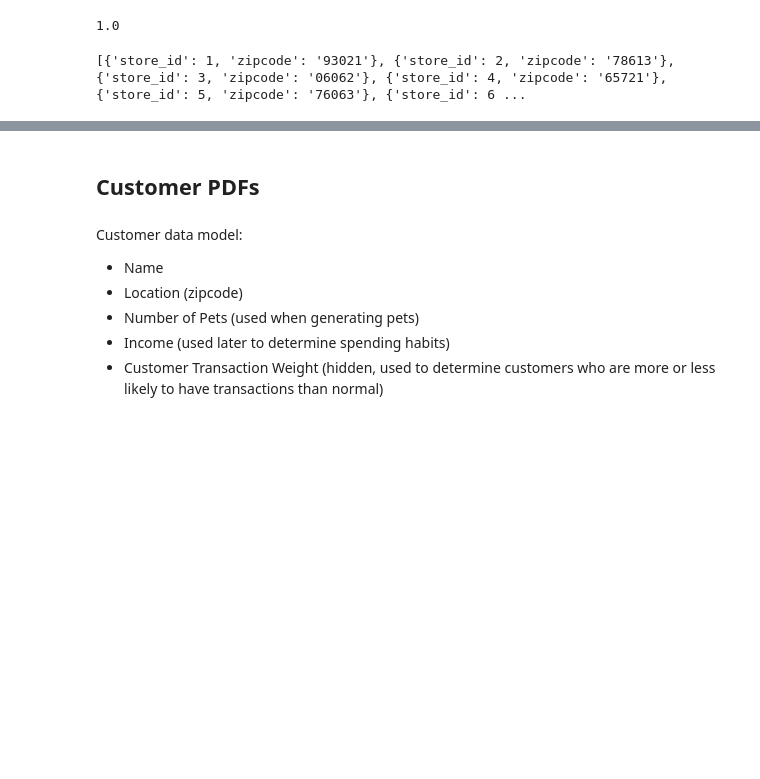
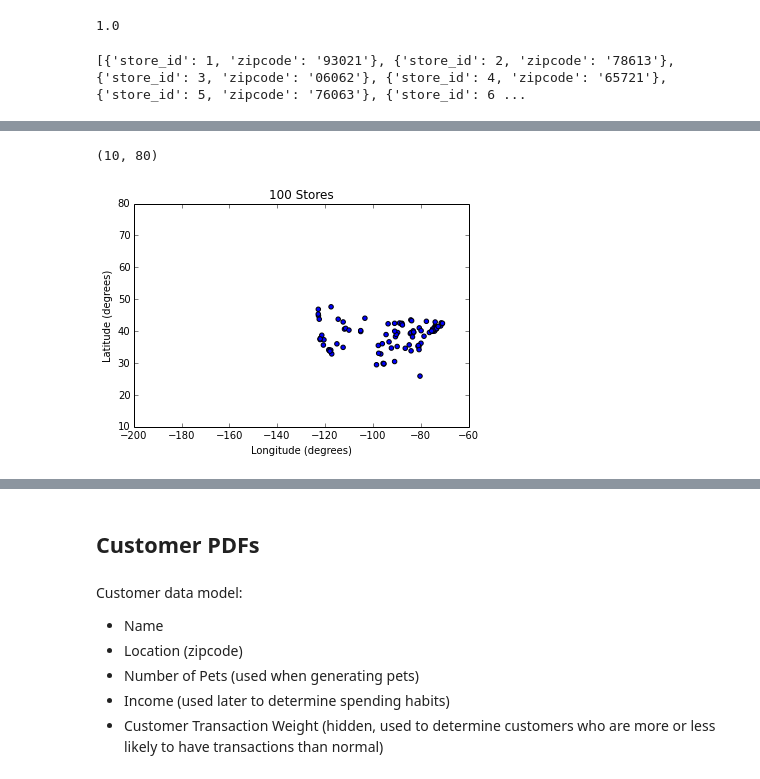
Before and after one commit to rnowling/bigpetstore-data-generator, a Jupyter notebook: notebooks/MonteCarloExample.ipynb, the cells around one changed output, grey strips where cells are left out. Cells and saved outputs as stored; diff of their text form; code cells hidden in the pictures; blank space fills up the shorter version.

```diff
--- a/notebooks/MonteCarloExample.ipynb
+++ b/notebooks/MonteCarloExample.ipynb
@@ -421,0 +436,10 @@ print stores_10[:10]
+# %%
+plt.scatter(lat_long_table.loc[zipcodes_100, "longitude"], lat_long_table.loc[zipcodes_100, "latitude"])
+plt.ylabel("Latitude (degrees)")
+plt.xlabel("Longitude (degrees)")
+plt.title("100 Stores")
+plt.xlim([-200, -60])
+plt.ylim([10, 80])
+# %% [output]
+(10, 80)
+[figure, added]
```
Also changed, not shown: parts of 11 cells of this notebook.
